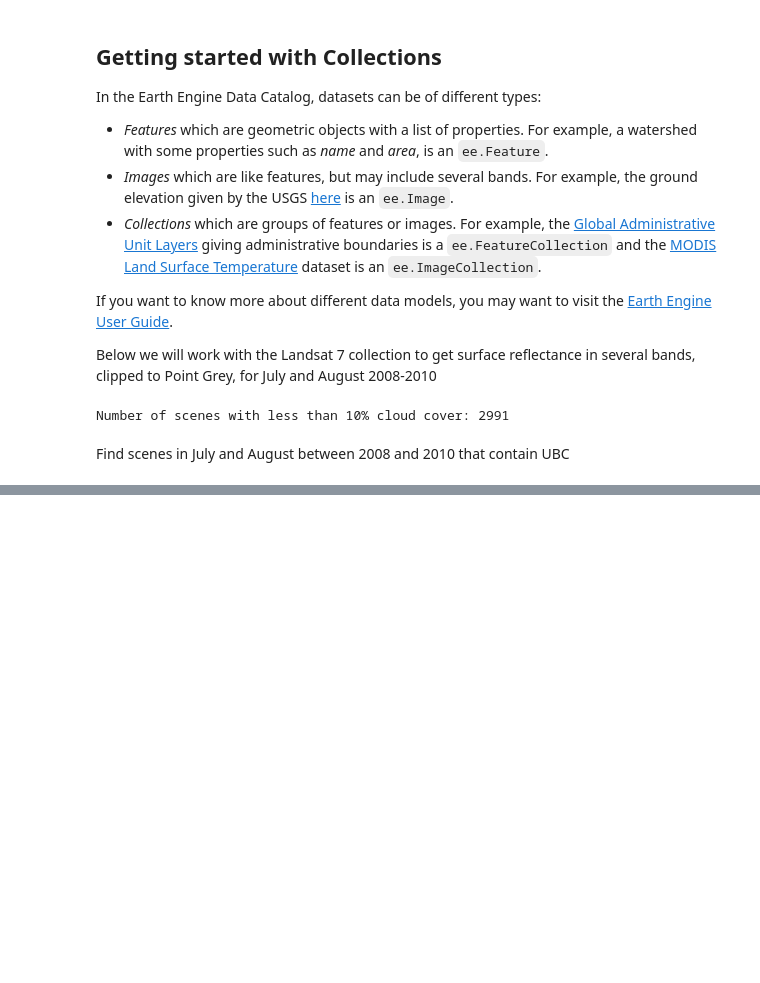
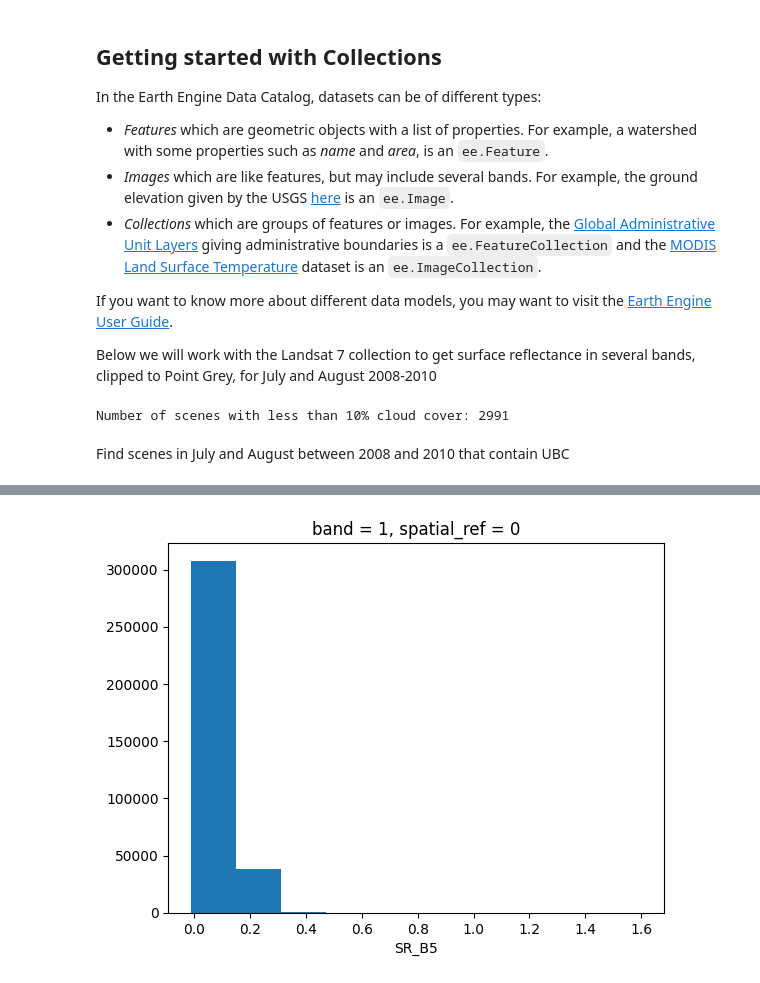
Before and after one commit to phaustin/a301_eoas, a Jupyter notebook: notebooks/week10/read_landsat_ee.ipynb, the cells around one changed output, grey strips where cells are left out. Drawn from its saved outputs; the diff is of its cells as text; code cells hidden in the pictures; blank space fills up the shorter version.

```diff
--- a/notebooks/week10/read_landsat_ee.ipynb
+++ b/notebooks/week10/read_landsat_ee.ipynb
@@ -817,0 +207,4 @@ Thanks to Susanne Benz and Justin Braaten for reviewing and helping write this t
+# %%
+band5.plot.hist();
+# %% [output]
+[figure, added]
```
Also changed, not shown: parts of 73 cells of this notebook.
